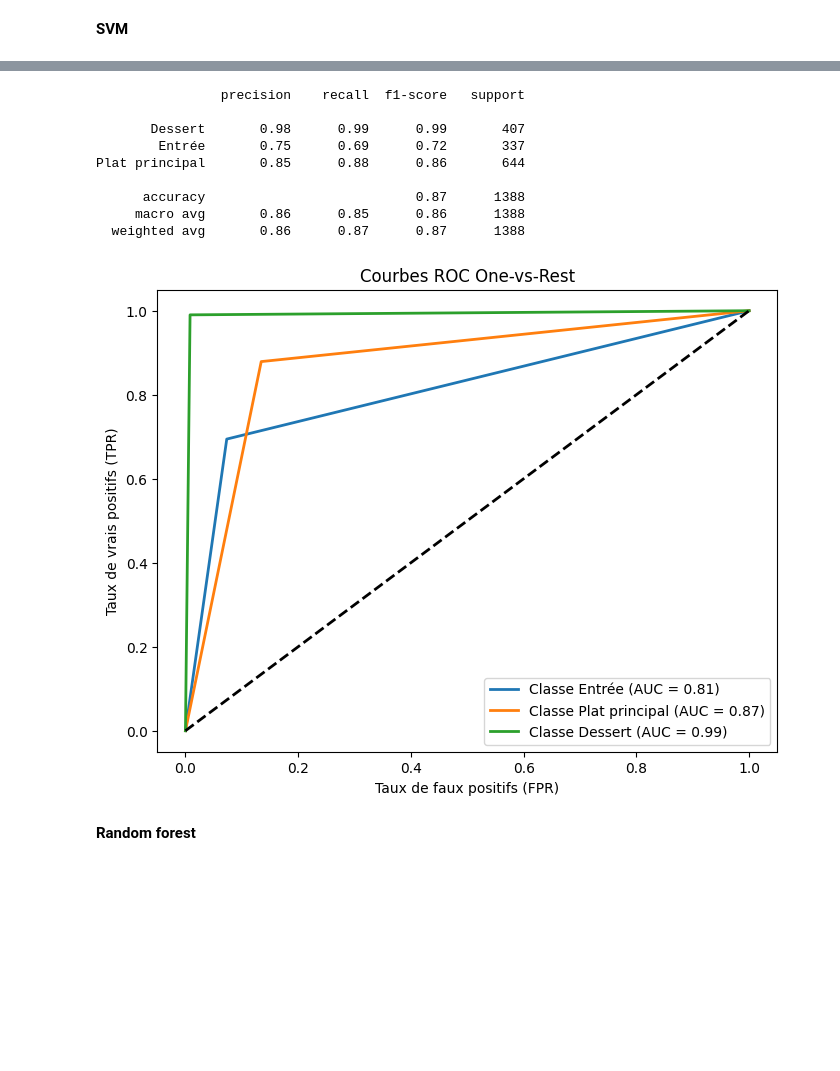
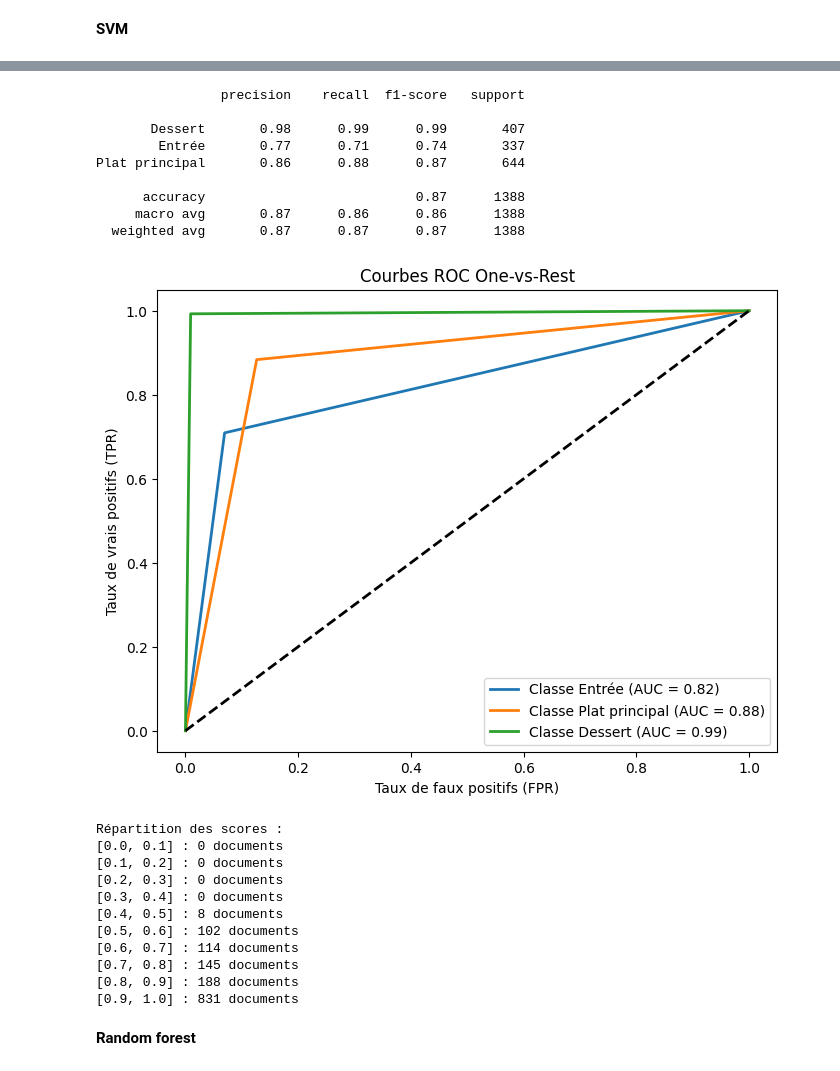
Before and after one commit to Raclax/Projet_TAL_marie_clara, a Jupyter notebook: src/traininf_nb.ipynb, the cells around one changed output, grey strips where cells are left out. Saved outputs shown, nothing was run; the diff lists cells and outputs as text; code cells hidden in the pictures; blank space fills up the shorter version.

```diff
--- a/src/traininf_nb.ipynb
+++ b/src/traininf_nb.ipynb
@@ -156,29 +171,43 @@ Plat principal       0.78      0.78      0.78       644
 # %% [markdown]
 **SVM**
 # %%
-
-model = SVC(kernel='linear')
+model = SVC(kernel='linear', probability=True)
 model.fit(x_train, y_train_encoded)
 
 y_pred_encoded = model.predict(x_test)
+y_pred_proba = model.predict_proba(x_test)
+
 
 y_pred = encoder.inverse_transform(y_pred_encoded)
 
 generate_confusion_matrix(y_pred, y_test)
 print(classification_report(y_test,y_pred))
+
 plot_roc_curve(y_test,y_pred)
+plot_score_distribution(y_pred_proba, y_test)
 # %% [output]
 [figure]
                 precision    recall  f1-score   support
 
        Dessert       0.98      0.99      0.99       407
-        Entrée       0.75      0.69      0.72       337
-Plat principal       0.85      0.88      0.86       644
+        Entrée       0.77      0.71      0.74       337
+Plat principal       0.86      0.88      0.87       644
 
       accuracy                           0.87      1388
-     macro avg       0.86      0.85      0.86      1388
-  weighted avg       0.86      0.87      0.87      1388
+     macro avg       0.87      0.86      0.86      1388
+  weighted avg       0.87      0.87      0.87      1388
-[figure, old version]
+[figure, new version]
+Répartition des scores :
+[0.0, 0.1] : 0 documents
+[0.1, 0.2] : 0 documents
+[0.2, 0.3] : 0 documents
+[0.3, 0.4] : 0 documents
+[0.4, 0.5] : 8 documents
+[0.5, 0.6] : 102 documents
+[0.6, 0.7] : 114 documents
+[0.7, 0.8] : 145 documents
+[0.8, 0.9] : 188 documents
+[0.9, 1.0] : 831 documents
 # %% [markdown]
 **Random forest**
 # %%
```
Also changed, not shown: parts of 4 cells of this notebook, 1 other file.
